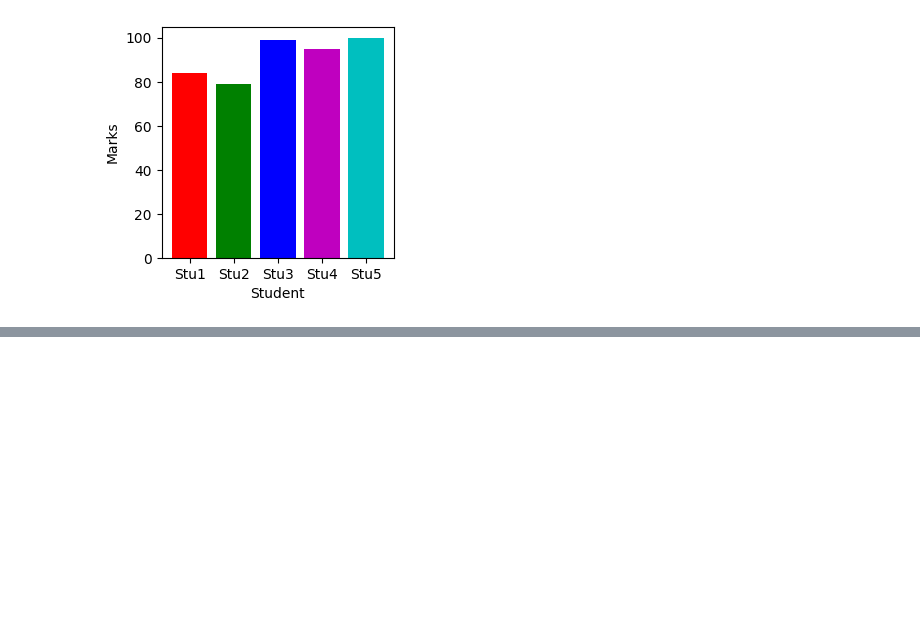
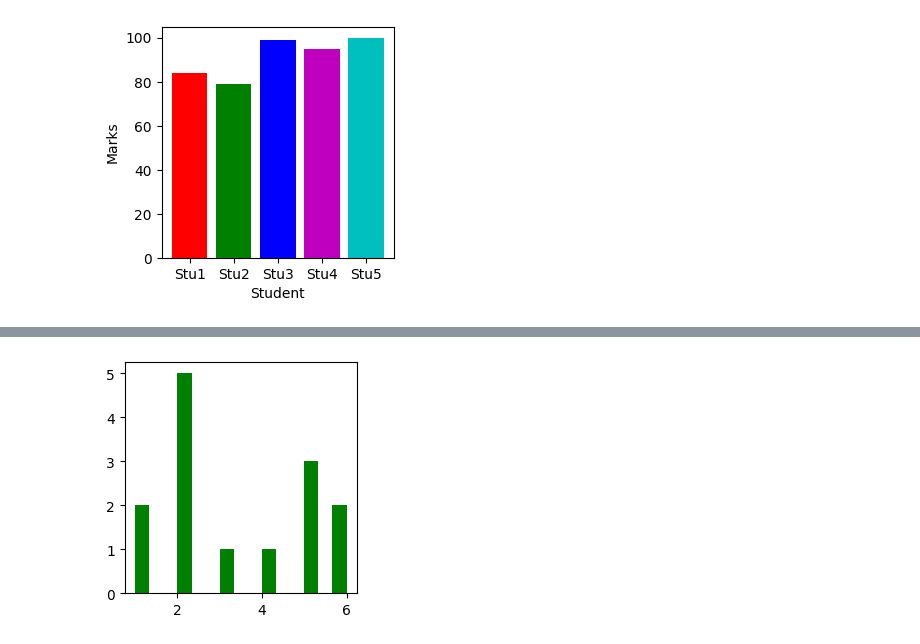
Before and after one commit to ntnmathur/intellipaat, a Jupyter notebook: python/matplotlib.ipynb, the cells around one changed output, grey strips where cells are left out. Cells and saved outputs as stored; diff of their text form; code cells hidden in the pictures; blank space fills up the shorter version.

```diff
--- a/python/matplotlib.ipynb
+++ b/python/matplotlib.ipynb
@@ -113,0 +143,8 @@ plt.show()
+# %%
+a = [1,1,2,2,2,2,2,3,4,5,5,5,6,6]
+plt.figure(figsize=(3,3))
+ax1=plt.subplot()
+ax1.hist(a,bins = 15, color = 'g') # Default bins are 10 but you can change
+plt.show()
+# %% [output]
+[figure, added]
```
Also changed, not shown: parts of 21 cells of this notebook.
